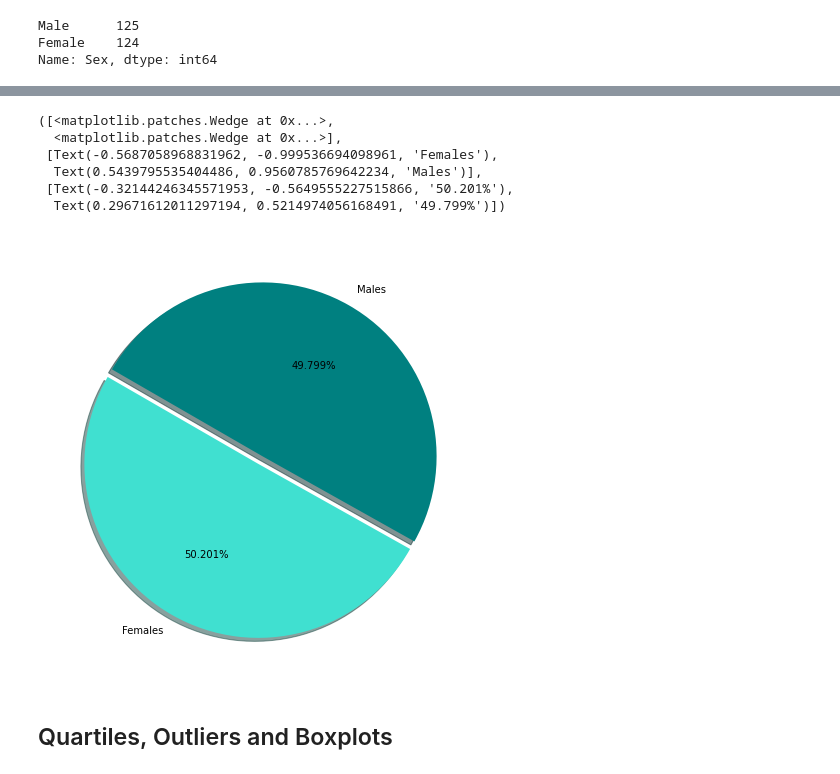
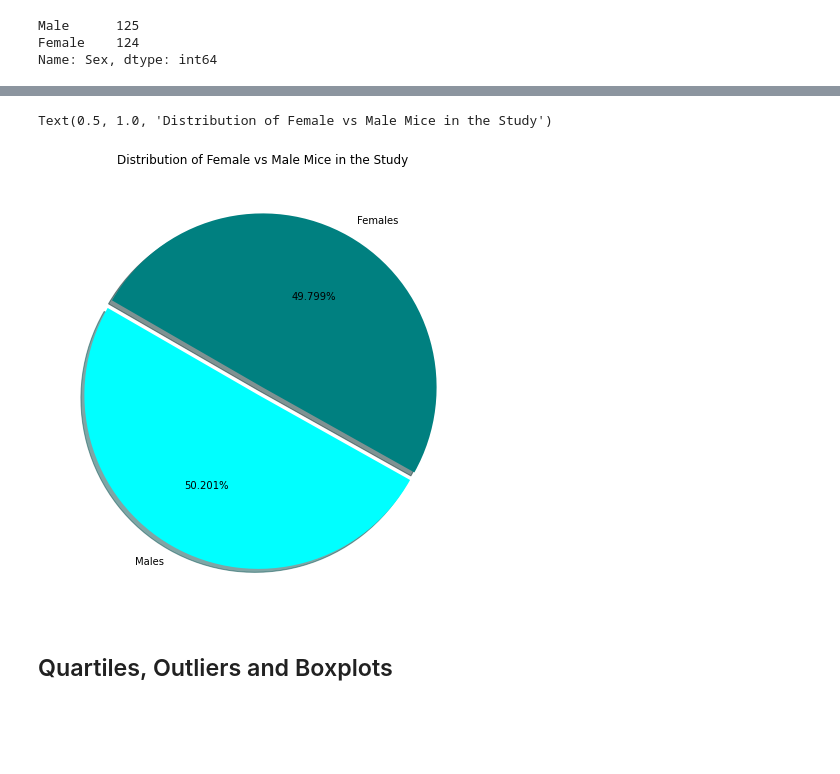
Before and after one commit to kaylajgranados/Pharmaceutical-Treatment-Testing, a Jupyter notebook: pymaceuticals_starter.ipynb, the cells around one changed output, grey strips where cells are left out. Drawn from its saved outputs; the diff is of its cells as text; code cells hidden in the pictures; blank space fills up the shorter version.

```diff
--- a/pymaceuticals_starter.ipynb
+++ b/pymaceuticals_starter.ipynb
@@ -268,24 +281,21 @@ SyntaxError: invalid syntax (346655879.py, line 11)
 # %%
 #This one is using matplotlib
 
 # Generate a pie plot showing the distribution of female versus male mice using pyplot
 values = duplicates_dropped.value_counts("Sex")
-labels= ["Females", "Males"]
-colors = ["turquoise", "teal"]
+labels= ["Males", "Females"]
+colors = ["cyan", "teal"]
 explode = (0.05,0)
 
 fig = plt.figure(figsize=(10, 8), facecolor='white')
 
 plt.pie(values, explode=explode, labels=labels, colors=colors,
         autopct="%1.3f%%", shadow=True, startangle=150)
+
+plt.title('Distribution of Female vs Male Mice in the Study')
 # %% [output]
-([<matplotlib.patches.Wedge at 0x...>,
-  <matplotlib.patches.Wedge at 0x...>],
- [Text(-0.5687058968831962, -0.999536694098961, 'Females'),
-  Text(0.5439795535404486, 0.9560785769642234, 'Males')],
- [Text(-0.32144246345571953, -0.5649555227515866, '50.201%'),
-  Text(0.29671612011297194, 0.5214974056168491, '49.799%')])
+Text(0.5, 1.0, 'Distribution of Female vs Male Mice in the Study')
-[figure, old version]
+[figure, new version]
 # %% [markdown]
 ## Quartiles, Outliers and Boxplots
 # %%
```
Also changed, not shown: parts of 1 cell of this notebook, 3 other files.
